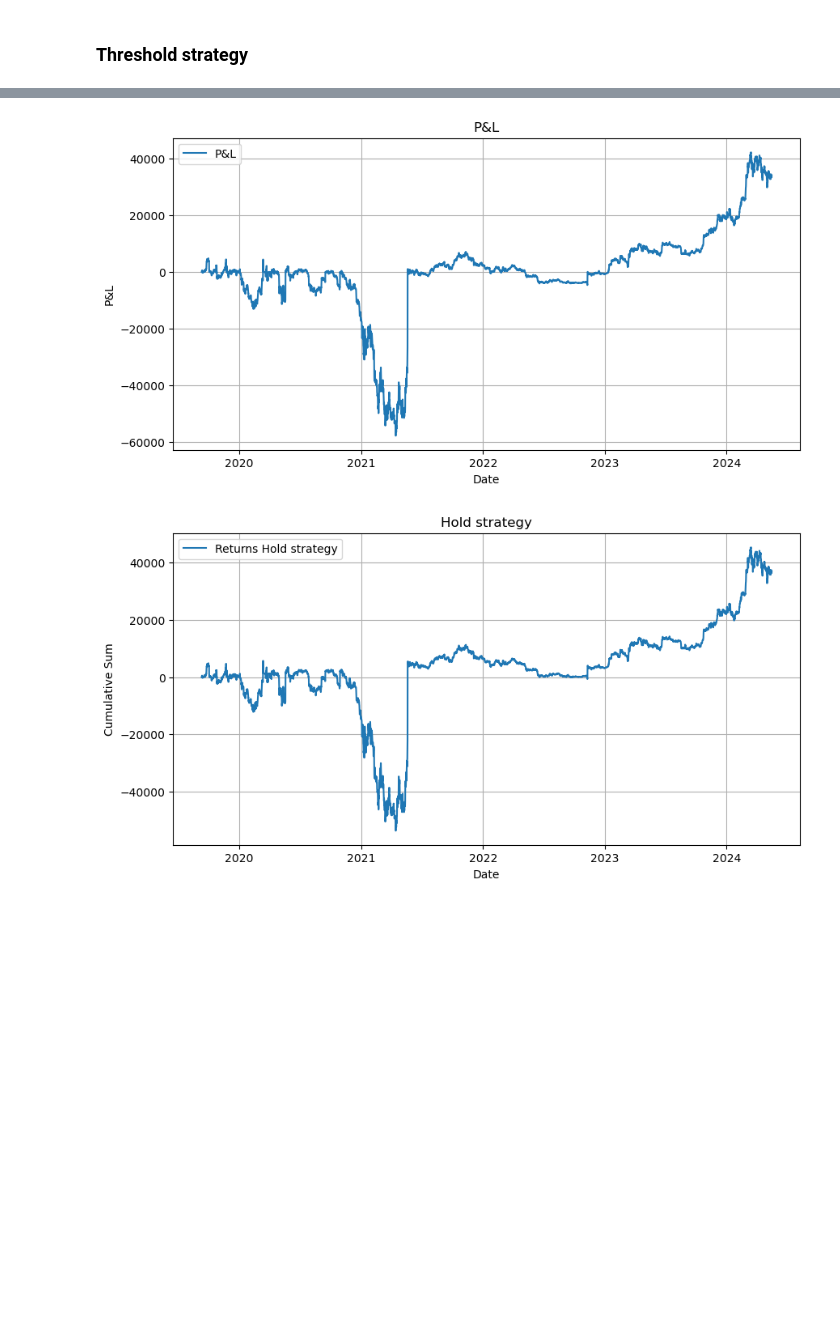
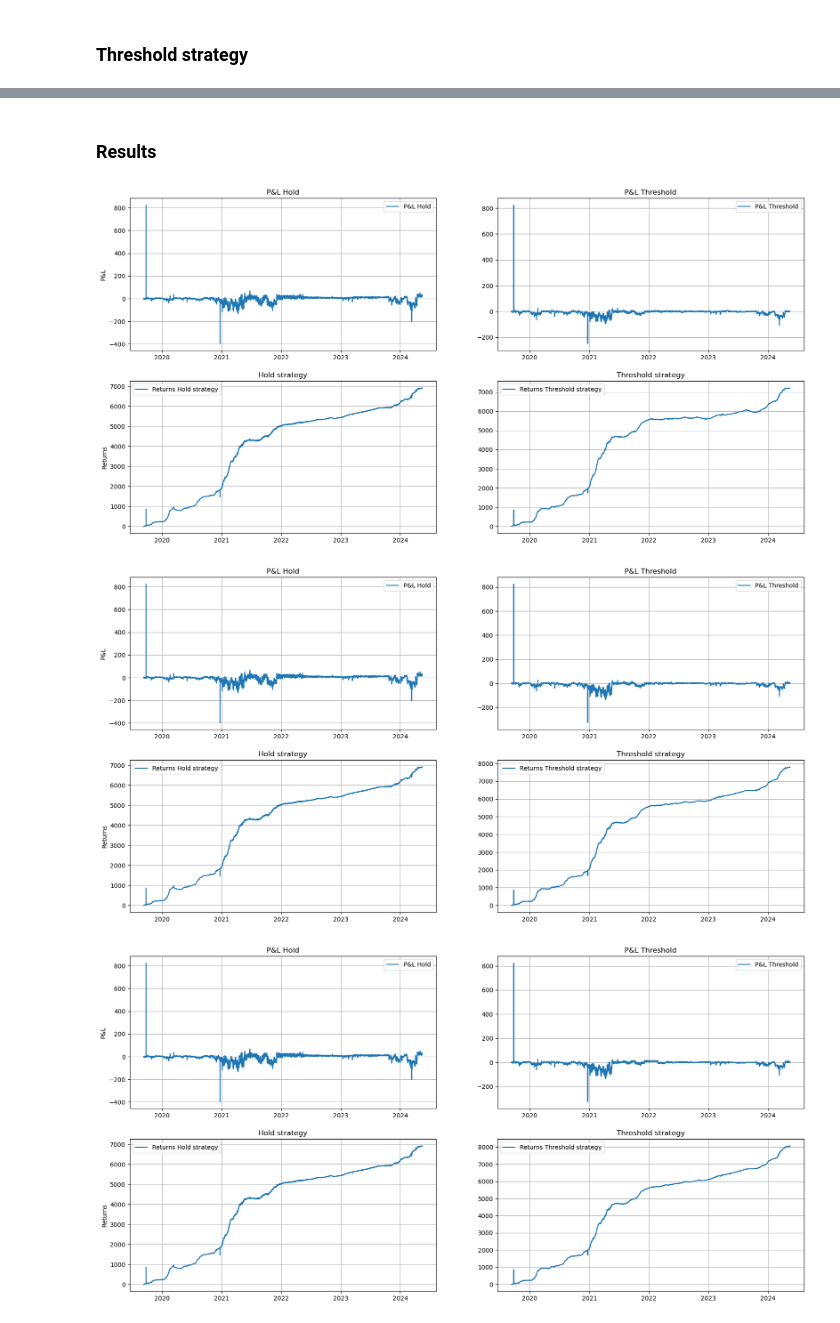
Before and after one commit to Aidasvenc/funding-rate-trading, a Jupyter notebook: Strategy.ipynb, the cells around one changed output, grey strips where cells are left out. Cells and saved outputs as stored; diff of their text form; code cells hidden in the pictures; blank space fills up the shorter version.

Commit message:
Carry trading strategy

```diff
--- a/Strategy.ipynb
+++ b/Strategy.ipynb
@@ -29,0 +102,14 @@ data2
+# %%
+def compute_returns(data, cumulative_sum, PandL, size_final_s, size_final_f, fees_spot, fees_future):
+    size_final_s_multiplied = [i * fees_spot for i in size_final_s]
+    size_final_f_multiplied = [i * fees_future for i in size_final_f]
+
+    returns = []
+    for i in range(len(cumulative_sum)):
+        result = cumulative_sum[i] + PandL[i] - size_final_s_multiplied[i] - size_final_f_multiplied[i]
+        returns.append(result)
+
+    data['strat_returns'] = returns
+    data['PandL'] = PandL
+
+    return data
@@ -118,2 +173,7 @@ data2.describe()
+# %%
+cumulative_sum_hold, result_hold, PandL_hold, size_final_f_hold, size_final_s_hold = Strategy(data, X, fees_future, fees_spot, float('inf'))
+# %%
+data_hold = data.copy()
+data_hold = compute_returns(data_hold, cumulative_sum_hold, PandL_hold, size_final_s_hold, size_final_f_hold, fees_spot, fees_future)
 # %% [markdown]
 ### Threshold strategy
@@ -249,23 +179,0 @@ data4['PandL'] = PandL
-# %%
-
-plt.figure(figsize=(10, 5))  # Set the figure size as desired
-plt.plot(data4.index, data4['PandL'], label='P&L')
-plt.title('P&L')  # Title of the plot
-plt.ylabel('P&L')
-plt.xlabel('Date')
-plt.grid(True)  # Add gridlines for better readability
-plt.legend()  # Add a legend if necessary
-plt.show()  # Display the plot
-
-
-plt.figure(figsize=(10, 5))  # Set the figure size as desired
-plt.plot(data4.index, data4['strat_returns'], label='Returns Hold strategy')
-plt.title('Hold strategy')  # Title of the plot
-plt.ylabel('Cumulative Sum')
-plt.xlabel('Date')
-plt.grid(True)  # Add gridlines for better readability
-plt.legend()  # Add a legend if necessary
-plt.show()  # Display the plot
-# %% [output]
-[figure, removed]
-[figure, removed]
@@ -271,0 +184,26 @@ plt.show()  # Display the plot
+# %%
+# Create list with several threshold to find out if there is an optimal threshold
+
+# Thresholds to test, once plotted we see that the optimal threshold is between 0 and 0.0002
+# thresholds = np.linspace(-0.0005, 0.0005, 10).tolist()
+
+# Second threshold test
+thresholds =  np.linspace(0., 0.0002, 10).tolist()
+
+
+data_thresholds = []
+
+for threshold in thresholds:
+    cumulative_sum, result, PandL, size_final_f, size_final_s = Strategy(data, X, fees_future, fees_spot, threshold)
+    data_threshold = data.copy()
+    data_threshold = compute_returns(data_threshold, cumulative_sum, PandL, size_final_s, size_final_f, fees_spot, fees_future)
+    data_thresholds.append(data_threshold)
+# %% [markdown]
+### Results
+# %%
+for data_threshold in data_thresholds:
+    plot_data_side_by_side(data_hold, data_threshold)
+# %% [output]
+[figure, added]
+[figure, added]
+[figure, added]
```
Also changed, not shown: parts of 22 cells of this notebook.
